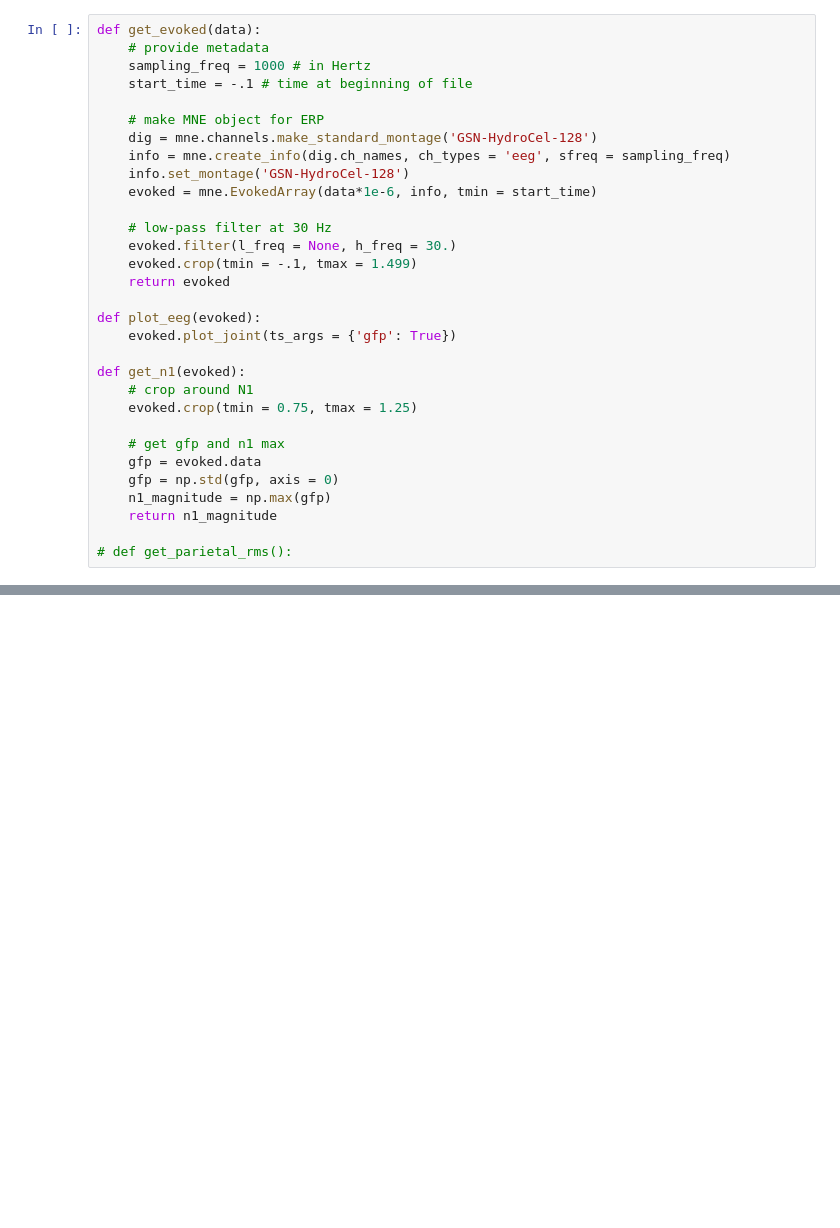
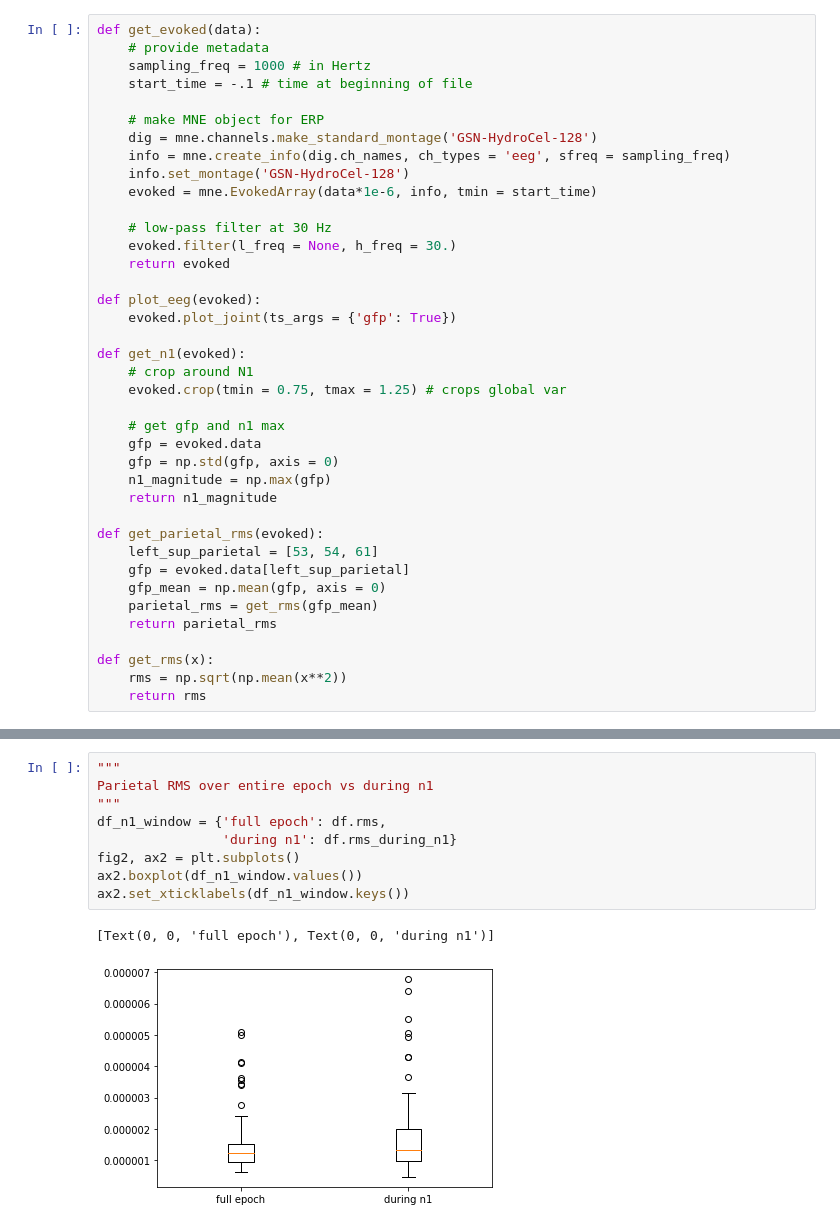
Before and after one commit to letitiayhho/talker_change_data_processing, a Jupyter notebook: 9_N1_RMS/src/n1.ipynb, the cells around one changed output, grey strips where cells are left out. Cells and saved outputs as stored; diff of their text form; blank space fills up the shorter version.

```diff
--- a/9_N1_RMS/src/n1.ipynb
+++ b/9_N1_RMS/src/n1.ipynb
@@ -17,7 +21,6 @@ def get_evoked(data):
 
     # low-pass filter at 30 Hz
     evoked.filter(l_freq = None, h_freq = 30.)
-    evoked.crop(tmin = -.1, tmax = 1.499)
     return evoked
 
 def plot_eeg(evoked):
@@ -25,7 +28,7 @@ def plot_eeg(evoked):
 
 def get_n1(evoked):
     # crop around N1
-    evoked.crop(tmin = 0.75, tmax = 1.25)
+    evoked.crop(tmin = 0.75, tmax = 1.25) # crops global var
 
     # get gfp and n1 max
     gfp = evoked.data
@@ -33,7 +36,16 @@ def get_n1(evoked):
     n1_magnitude = np.max(gfp)
     return n1_magnitude
 
-# def get_parietal_rms():
+def get_parietal_rms(evoked):
+    left_sup_parietal = [53, 54, 61]
+    gfp = evoked.data[left_sup_parietal]
+    gfp_mean = np.mean(gfp, axis = 0)
+    parietal_rms = get_rms(gfp_mean)
+    return parietal_rms
+
+def get_rms(x):
+    rms = np.sqrt(np.mean(x**2))
+    return rms
 # %%
 # get global vars
 with open("../../0_set_up_and_raw_data/data/subject_numbers.txt") as f:
@@ -83,0 +125,12 @@ Setting up low-pass filter at 30 Hz
+# %%
+"""
+Parietal RMS over entire epoch vs during n1
+"""
+df_n1_window = {'full epoch': df.rms,
+                'during n1': df.rms_during_n1}
+fig2, ax2 = plt.subplots()
+ax2.boxplot(df_n1_window.values())
+ax2.set_xticklabels(df_n1_window.keys())
+# %% [output]
+[Text(0, 0, 'full epoch'), Text(0, 0, 'during n1')]
+[figure, added]
```
Also changed, not shown: parts of 7 cells of this notebook.
